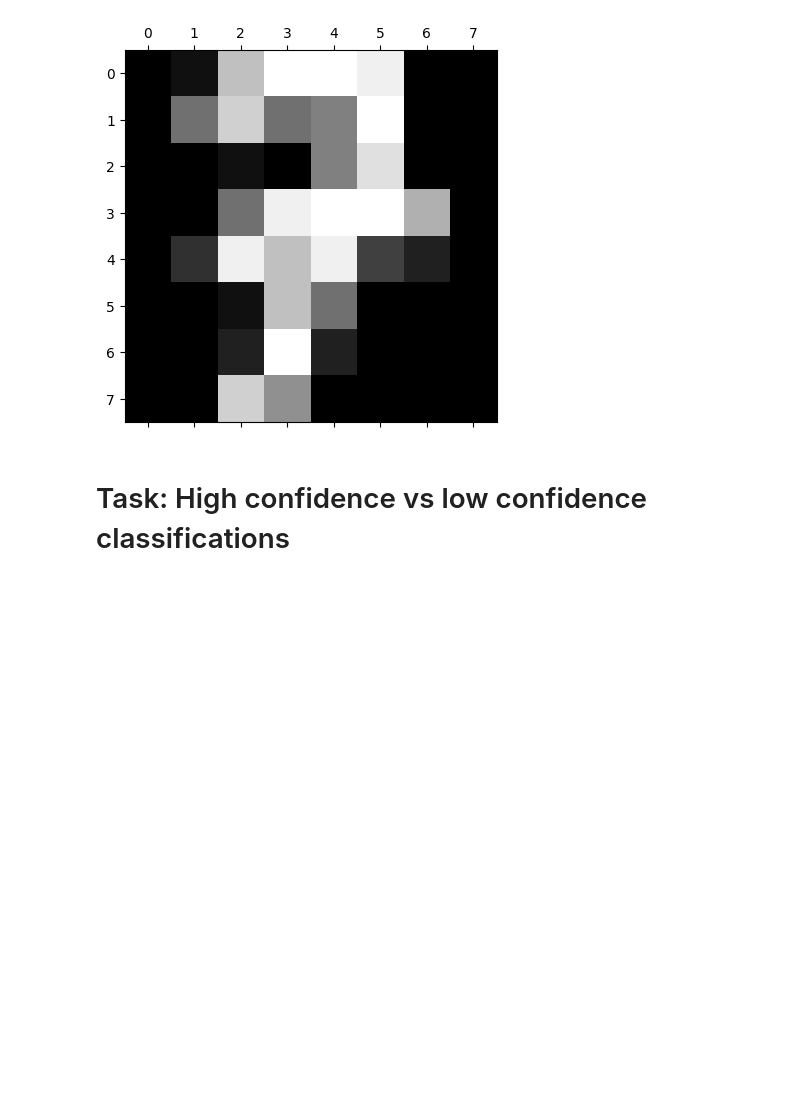
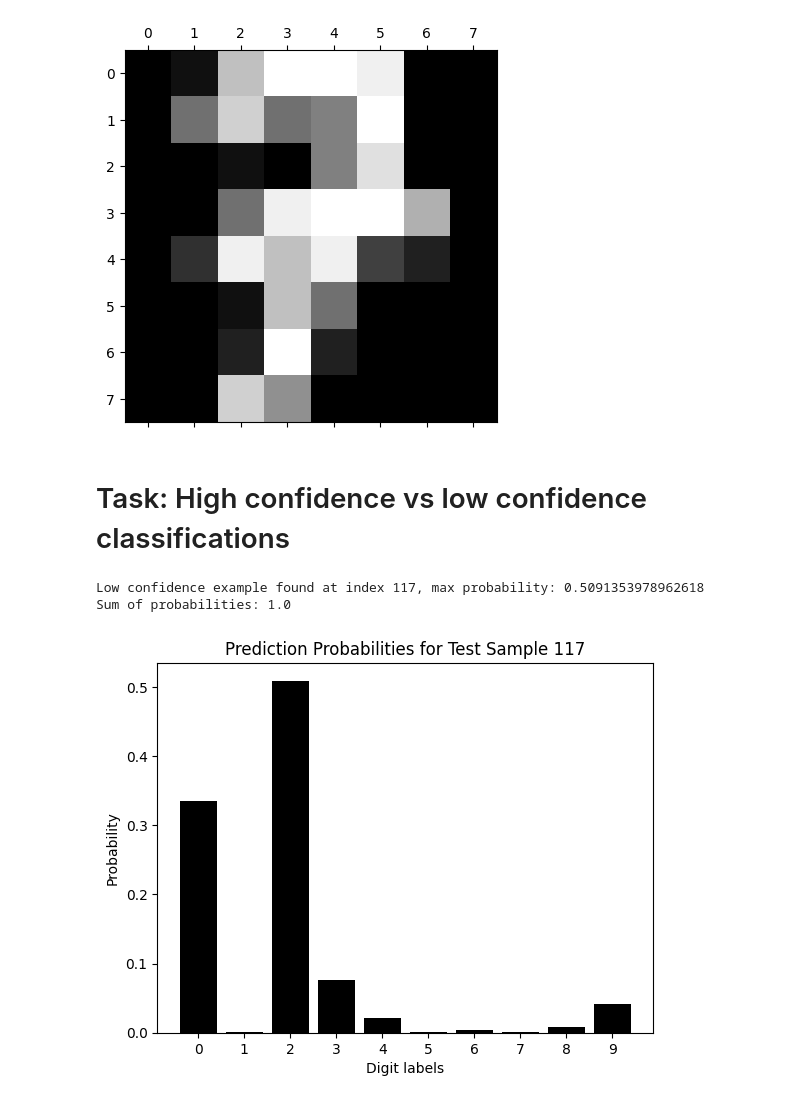
Before and after one commit to knightmaremoon/digit-mlp-classifier, a Jupyter notebook: IML_Week_10_lab.ipynb, the cells around one changed output. Drawn from its saved outputs; the diff is of its cells as text; code cells hidden in the pictures; blank space fills up the shorter version.

Commit message:
high confidence vs low confidence classification

```diff
--- a/IML_Week_10_lab.ipynb
+++ b/IML_Week_10_lab.ipynb
@@ -234,0 +232,33 @@ print_heatmap(X_test[42])
+# %%
+#Try different entries from the test set to see if you can find a low confidence example
+#What would such an example look like in the probability distribution plot?
+def plot_detection_probabilities(entry, entry_index):
+    probabilities = mlp.predict_proba([entry])[0]
+    print(f"Sum of probabilities: {np.sum(probabilities)}")  # Should be close to 1
+    plt.bar(np.arange(10), probabilities, color='k')
+    plt.xticks(np.arange(10))
+    plt.ylabel("Probability")
+    plt.xlabel("Digit labels")
+    plt.title(f"Prediction Probabilities for Test Sample {entry_index}")
+    plt.show()
+
+# iterate through the test set to find low confidence examples
+low_confidence_index = None
+for i in range(len(X_test)):
+    probabilities = mlp.predict_proba([X_test[i]])[0]
+    max_prob = max(probabilities)
+
+    # if the maximum probability value is less than a threshold (e.g., 0.6), it can be considered a low confidence sample
+    if max_prob < 0.6:
+        low_confidence_index = i
+        print(f"Low confidence example found at index {i}, max probability: {max_prob}")
+        plot_detection_probabilities(X_test[i], i)
+        break
+
+# if not found, you can lower the threshold of max_prob or try different samples
+if low_confidence_index is None:
+    print("No low confidence example found in the test set.")
+# %% [output]
+Low confidence example found at index 117, max probability: 0.5091353978962618
+Sum of probabilities: 1.0
+[figure, added]
```
Also changed, not shown: parts of 1 cell of this notebook.
